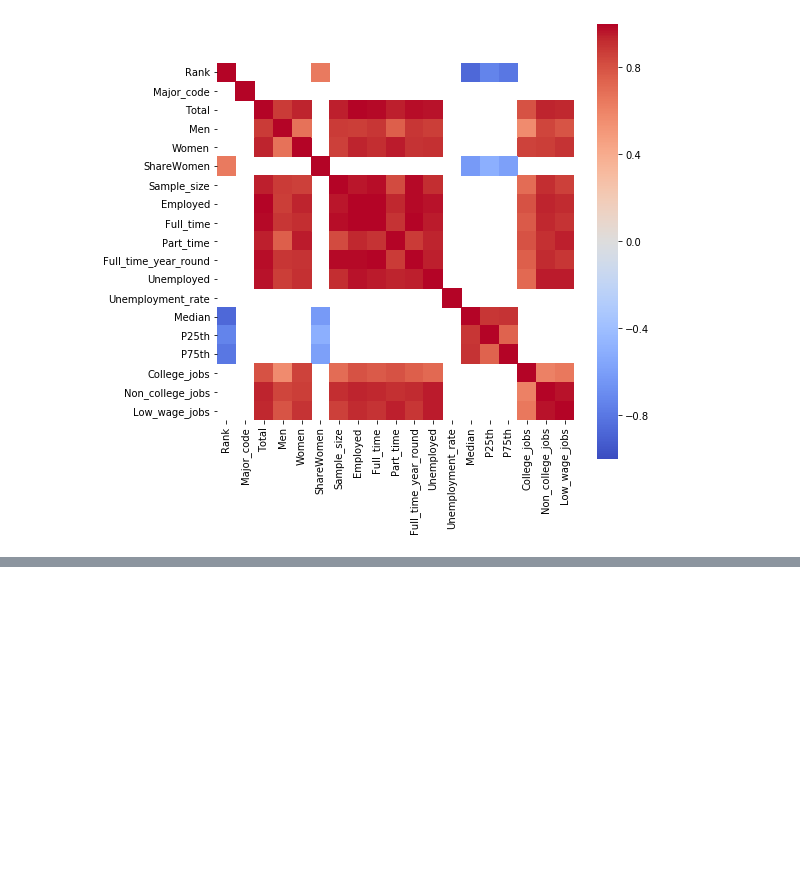
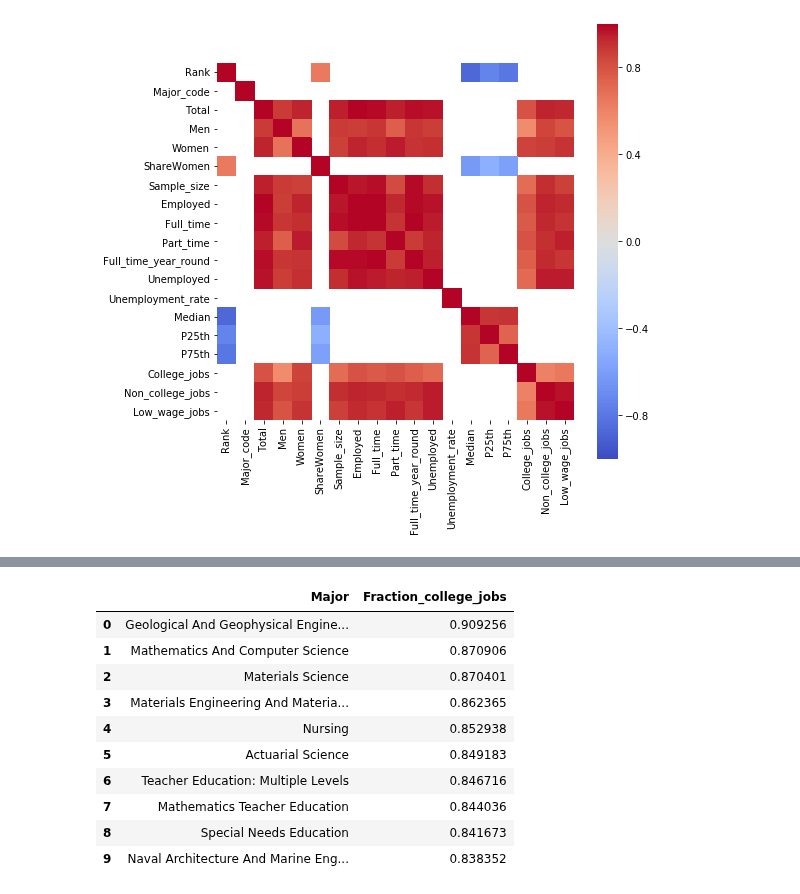
Before and after one commit to FlorentCLMichel/learning_data_science, a Jupyter notebook: Projects_Jupyter/Earnings_college_major.ipynb, the cells around one changed output, grey strips where cells are left out. Drawn from its saved outputs; the diff is of its cells as text; code cells hidden in the pictures; blank space fills up the shorter version.

```diff
--- a/Projects_Jupyter/Earnings_college_major.ipynb
+++ b/Projects_Jupyter/Earnings_college_major.ipynb
@@ -513,0 +569,18 @@ This indicates that the 25\% lowest and highest earnings both increase when the
+# %%
+best_majors_college_job = pd.concat([recent_grads['Major'], recent_grads['College_jobs'] / (recent_grads['College_jobs'] + recent_grads['Non_college_jobs'])], axis=1)
+best_majors_college_job.columns = ['Major', 'Fraction_college_jobs']
+best_majors_college_job = best_majors_college_job.sort_values('Fraction_college_jobs', ascending=False).reset_index(drop=True).head(n_best)
+best_majors_college_job['Major'] = best_majors_college_job['Major'].str.title()
+best_majors_college_job
+# %% [output]
+|  | Major | Fraction_college_jobs |
+| 0 | Geological And Geophysical Engine... | 0.909256 |
+| 1 | Mathematics And Computer Science | 0.870906 |
+| 2 | Materials Science | 0.870401 |
+| 3 | Materials Engineering And Materia... | 0.862365 |
+| 4 | Nursing | 0.852938 |
+| 5 | Actuarial Science | 0.849183 |
+| 6 | Teacher Education: Multiple Levels | 0.846716 |
+| 7 | Mathematics Teacher Education | 0.844036 |
+| 8 | Special Needs Education | 0.841673 |
+| 9 | Naval Architecture And Marine Eng... | 0.838352 |
```
Also changed, not shown: parts of 20 cells of this notebook.
